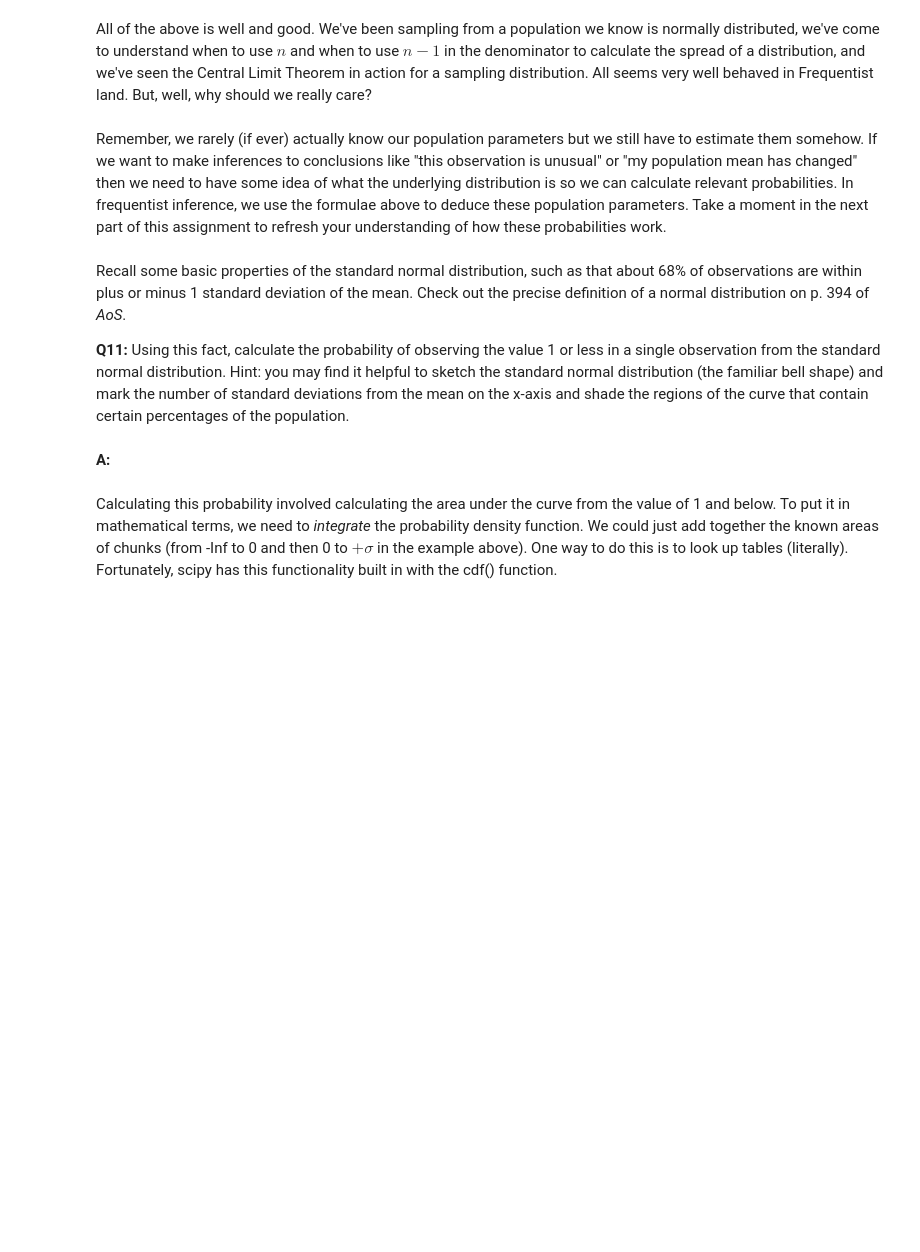
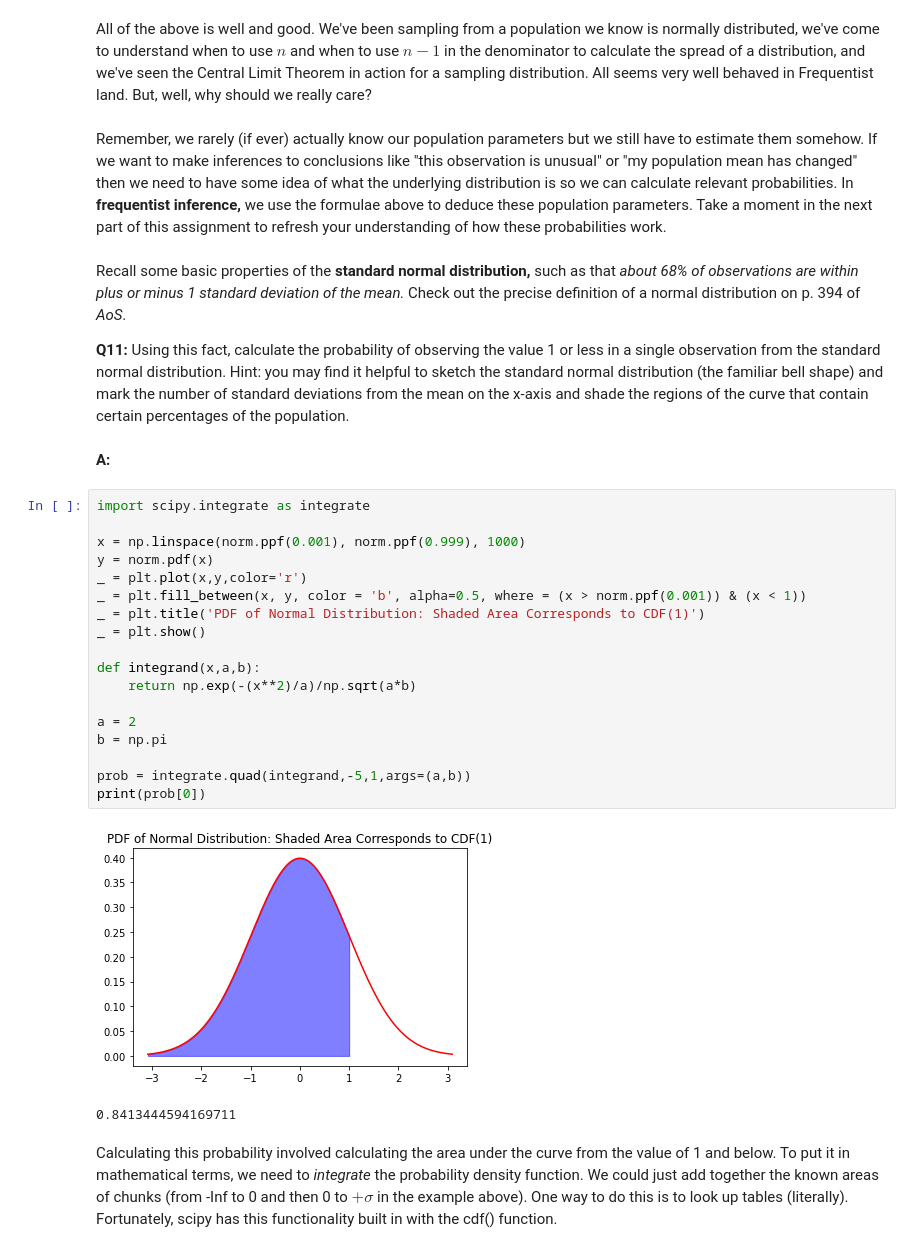
Before and after one commit to kstoudt/Springboard, a Jupyter notebook: 11. Python Statistics in EDA/Frequentist Case Study/Frequentist Inference Case Study - Part A (3).ipynb, the cells around one changed output. Saved outputs shown, nothing was run; the diff lists cells and outputs as text; blank space fills up the shorter version.

```diff
--- a/11. Python Statistics in EDA/Frequentist Case Study/Frequentist Inference Case Study - Part A (3).ipynb
+++ b/11. Python Statistics in EDA/Frequentist Case Study/Frequentist Inference Case Study - Part A (3).ipynb
@@ -194,13 +271,34 @@ What we've seen so far, then, is that we can estimate population parameters from
 # %% [markdown]
 All of the above is well and good. We've been sampling from a population we know is normally distributed, we've come to understand when to use $n$ and when to use $n-1$ in the denominator to calculate the spread of a distribution, and we've  seen the Central Limit Theorem in action for a sampling distribution. All seems very well behaved in Frequentist land. But, well, why should we really care?
 # %% [markdown]
-Remember, we rarely (if ever) actually know our population parameters but we still have to estimate them somehow. If we want to make inferences to conclusions like "this observation is unusual" or "my population mean has changed" then we need to have some idea of what the underlying distribution is so we can calculate relevant probabilities. In frequentist inference, we use the formulae above to deduce these population parameters. Take a moment in the next part of this assignment to refresh your understanding of how these probabilities work.
+Remember, we rarely (if ever) actually know our population parameters but we still have to estimate them somehow. If we want to make inferences to conclusions like "this observation is unusual" or "my population mean has changed" then we need to have some idea of what the underlying distribution is so we can calculate relevant probabilities. In **frequentist inference,** we use the formulae above to deduce these population parameters. Take a moment in the next part of this assignment to refresh your understanding of how these probabilities work.
 # %% [markdown]
-Recall some basic properties of the standard normal distribution, such as that about 68% of observations are within plus or minus 1 standard deviation of the mean. Check out the precise definition of a normal distribution on p. 394 of *AoS*.
+Recall some basic properties of the **standard normal distribution,** such as that *about 68% of observations are within plus or minus 1 standard deviation of the mean.* Check out the precise definition of a normal distribution on p. 394 of *AoS*.
 
 __Q11:__ Using this fact, calculate the probability of observing the value 1 or less in a single observation from the standard normal distribution. Hint: you may find it helpful to sketch the standard normal distribution (the familiar bell shape) and mark the number of standard deviations from the mean on the x-axis and shade the regions of the curve that contain certain percentages of the population.
 # %% [markdown]
 __A:__
+# %%
+import scipy.integrate as integrate
+
+x = np.linspace(norm.ppf(0.001), norm.ppf(0.999), 1000)
+y = norm.pdf(x)
+_ = plt.plot(x,y,color='r')
+_ = plt.fill_between(x, y, color = 'b', alpha=0.5, where = (x > norm.ppf(0.001)) & (x < 1))
+_ = plt.title('PDF of Normal Distribution: Shaded Area Corresponds to CDF(1)')
+_ = plt.show()
+
+def integrand(x,a,b):
+    return np.exp(-(x**2)/a)/np.sqrt(a*b)
+
+a = 2
+b = np.pi
+
+prob = integrate.quad(integrand,-5,1,args=(a,b))
+print(prob[0])
+# %% [output]
+[figure, added]
+0.8413444594169711
 # %% [markdown]
 Calculating this probability involved calculating the area under the curve from the value of 1 and below. To put it in mathematical terms, we need to *integrate* the probability density function. We could just add together the known areas of chunks (from -Inf to 0 and then 0 to $+\sigma$ in the example above). One way to do this is to look up tables (literally). Fortunately, scipy has this functionality built in with the cdf() function.
 # %% [markdown]
```
Also changed, not shown: parts of 26 cells of this notebook.
